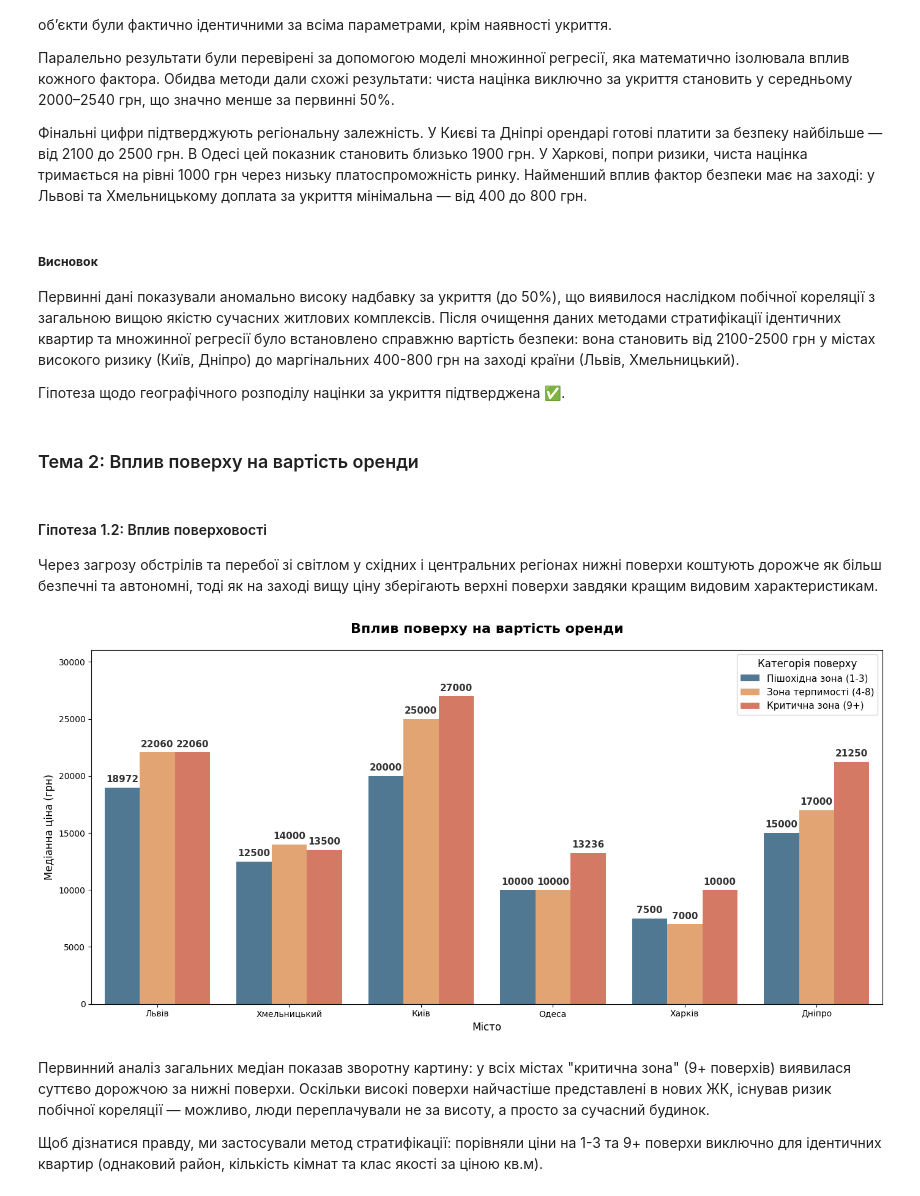
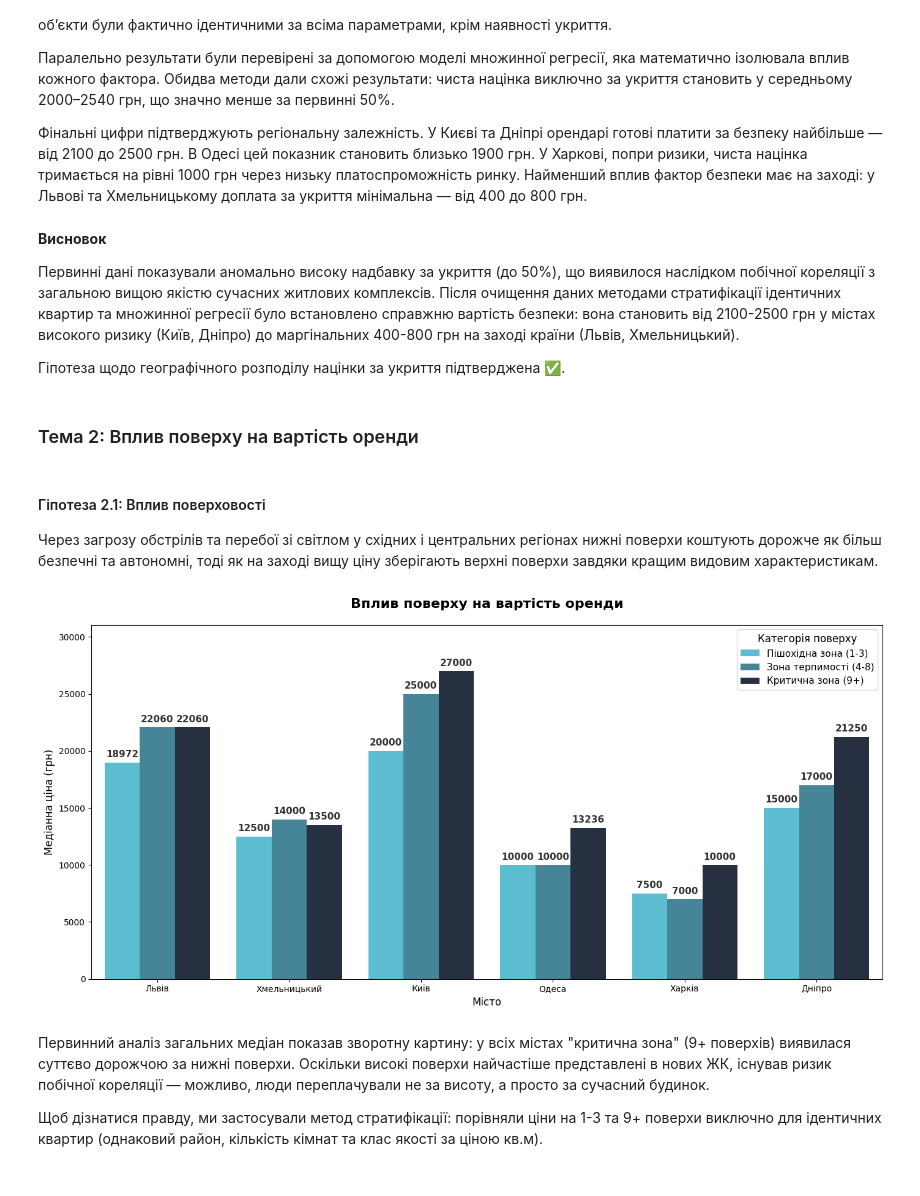
Before and after one commit to kon7drat-illia/Residential-Rental-Market-Analysis, a Jupyter notebook: notebook.ipynb, the cells around one changed output. Saved outputs shown, nothing was run; the diff lists cells and outputs as text; code cells hidden in the pictures.

```diff
--- a/notebook.ipynb
+++ b/notebook.ipynb
@@ -2566,7 +1109,7 @@ pivot_stats = stats.pivot(index='city_name', columns='shelter_type', values='med
 plt.figure(figsize=(14, 7)) # Трохи ширше для 6 міст та написів
 
 # Спокійні кольори, які краще пасують до теми укриттів (сталеві/бетонні/нічні відтінки)
-custom_palette = {'Без укриття': '#95a5a6', 'З укриттям': '#2c3e50'}
+custom_palette = {'Без укриття': '#212f45', 'З укриттям': '#48cae4'}
 hue_order = ['Без укриття', 'З укриттям']
 
 # order=target_cities жорстко фіксує порядок міст на осі X
@@ -2800,12 +1343,16 @@ city_pure_premium = city_pure_premium.sort_values(by='pure_premium', ascending=F
 # ==========================================
 plt.figure(figsize=(12, 7))
 
+# Формуємо скандинавську палітру (від сіро-синього та шавлієвого до м'яких нейтральних)
+scandi_palette = ['#48cae4', '#40abc4', '#388ca4', '#316d85', '#294e65', '#212f45']
+
 # Використовуємо градієнтну палітру: від червоного (велика націнка) до синього/сірого (мала націнка)
 ax = sns.barplot(
     data=city_pure_premium,
     x='city_name',
     y='pure_premium',
-    palette='rocket',
+    palette=scandi_palette,
+    hue='city_name',
     order= target_cities
 )
 
@@ -2826,7 +1373,7 @@ for p in ax.patches:
 
     plt.text(p.get_x() + p.get_width() / 2., height + offset,
              f"+{int(height)} грн" if height > 0 else f"{int(height)} грн",
-             ha='center', va=va, fontsize=12, fontweight='bold', color='#333333')
+             ha='center', va=va, fontsize=12, fontweight='bold', color="#000000")
 
 plt.tight_layout()
 plt.savefig('plots/test_analysis/h1_real_increase_price_for_shelter.png', dpi=300, bbox_inches='tight')
@@ -2843,7 +1387,7 @@ Passing `palette` without assigning `hue` is deprecated and will be removed in v
 
 Фінальні цифри підтверджують регіональну залежність. У Києві та Дніпрі орендарі готові платити за безпеку найбільше — від 2100 до 2500 грн. В Одесі цей показник становить близько 1900 грн. У Харкові, попри ризики, чиста націнка тримається на рівні 1000 грн через низьку платоспроможність ринку. Найменший вплив фактор безпеки має на заході: у Львові та Хмельницькому доплата за укриття мінімальна — від 400 до 800 грн.
 # %% [markdown]
-##### **Висновок**
+ **Висновок**
 
 Первинні дані показували аномально високу надбавку за укриття (до 50%), що виявилося наслідком побічної кореляції з загальною вищою якістю сучасних житлових комплексів. Після очищення даних методами стратифікації ідентичних квартир та множинної регресії було встановлено справжню вартість безпеки: вона становить від 2100-2500 грн у містах високого ризику (Київ, Дніпро) до маргінальних 400-800 грн на заході країни (Львів, Хмельницький).
 
@@ -2851,7 +1395,7 @@ Passing `palette` without assigning `hue` is deprecated and will be removed in v
 # %% [markdown]
 ### Тема 2: Вплив поверху на вартість оренди
 # %% [markdown]
-#### Гіпотеза 1.2: Вплив поверховості
+#### Гіпотеза 2.1: Вплив поверховості
 Через загрозу обстрілів та перебої зі світлом у східних і центральних регіонах нижні поверхи коштують дорожче як більш безпечні та автономні, тоді як на заході вищу ціну зберігають верхні поверхи завдяки кращим видовим характеристикам.
 # %%
 # ==========================================
@@ -2892,7 +1436,7 @@ floor_stats['floor_category'] = pd.Categorical(floor_stats['floor_category'], ca
 plt.figure(figsize=(14, 7))
 
 # Приємна, "спокійна" палітра без плямистих кольорів
-palette = ['#457b9d', '#f4a261', '#e76f51']
+palette = ['#48cae4', '#388ca4', '#212f45']
 
 ax = sns.barplot(
     data=floor_stats,
@@ -2902,34 +1446,34 @@ ax = sns.barplot(
     palette=palette,
     order=target_cities # Зберігаємо звичний порядок міст
 )
 
 plt.title('Вплив поверху на вартість оренди', fontsize=16, pad=20, fontweight='bold')
 plt.xlabel('Місто', fontsize=12)
 plt.ylabel('Медіанна ціна (грн)', fontsize=12)
 
 # Додаємо красиві підписи цін над стовпчиками
 for p in ax.patches:
     height = p.get_height()
     if pd.isna(height) or height == 0:
         continue
 
     ax.annotate(f'{int(height)}',
                 (p.get_x() + p.get_width() / 2., height),
                 ha='center', va='bottom',
                 fontsize=11, fontweight='bold', color='#333333',
                 xytext=(0, 4), textcoords='offset points')
 
 # Налаштовуємо легенду та відступи
 plt.legend(title='Категорія поверху', fontsize=11, title_fontsize=12, loc='upper right')
 # Трохи збільшуємо верхню межу, щоб цифри не налазили на край графіка
 plt.ylim(0, floor_stats['price_UAH'].max() * 1.15)
 plt.tight_layout()
 
 # Зберігаємо та показуємо
 plt.savefig('plots/test_analysis/h2_floor_impact.png', dpi=300, bbox_inches='tight')
 plt.show()
 # %% [output]
-[figure, old version]
+[figure, new version]
 # %% [markdown]
 Первинний аналіз загальних медіан показав зворотну картину: у всіх містах "критична зона" (9+ поверхів) виявилася суттєво дорожчою за нижні поверхи. Оскільки високі поверхи найчастіше представлені в нових ЖК, існував ризик побічної кореляції — можливо, люди переплачували не за висоту, а просто за сучасний будинок.
 
```
Also changed, not shown: parts of 77 cells of this notebook, 46 other files.
